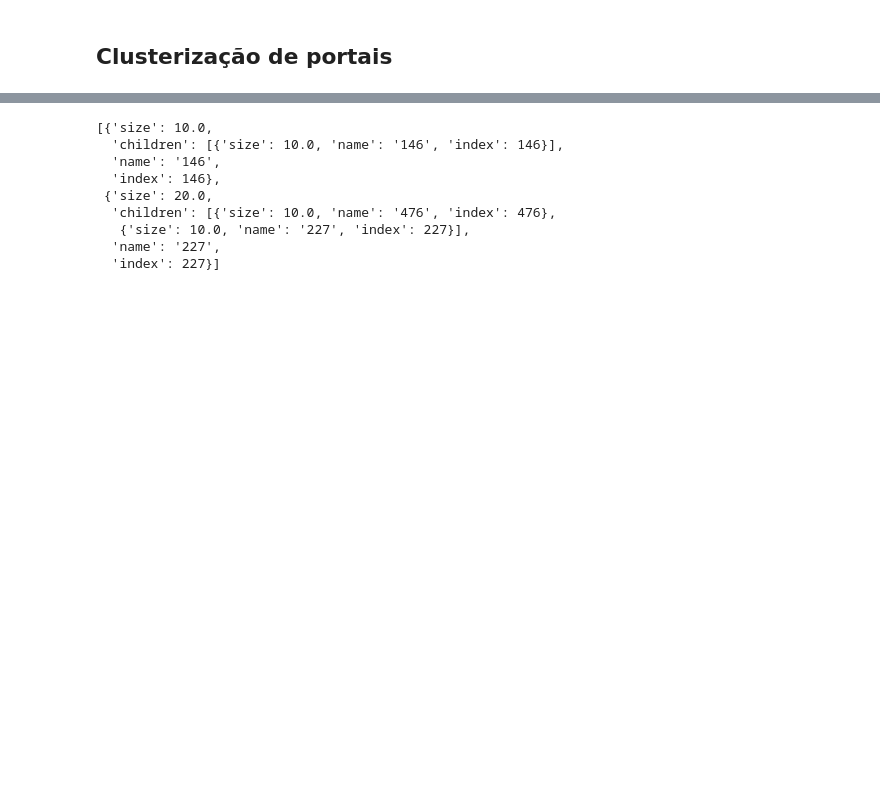
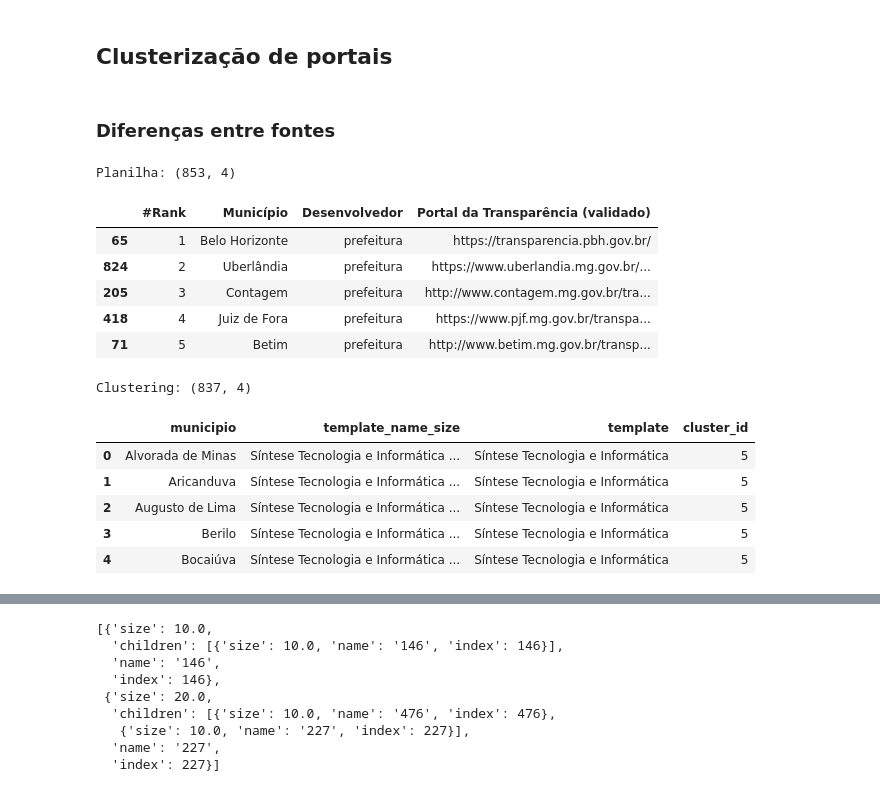
Before and after one commit to MPMG-DCC-UFMG/F01-gerenciamento, a Jupyter notebook: dashboard/Dashboard Tests.ipynb, the cells around one changed output, grey strips where cells are left out. Saved outputs shown, nothing was run; the diff lists cells and outputs as text; code cells hidden in the pictures; blank space fills up the shorter version.

```diff
--- a/dashboard/Dashboard Tests.ipynb
+++ b/dashboard/Dashboard Tests.ipynb
@@ -21,3 +21,33 @@ import figures, main_etl, extract_data, transform_data
 # '#937860', '#da8bc3', '#8c8c8c', '#ccb974', '#64b5cd']
 # %% [markdown]
 ## Clusterização de portais
+# %% [markdown]
+### Diferenças entre fontes
+# %%
+planilha = pd.read_csv('data/Portais x Templates - links_validados.csv',
+                       usecols=['#Rank', 'Município','Desenvolvedor',
+                                'Portal da Transparência (validado)']
+                      ).sort_values('#Rank')
+print('Planilha:', planilha.shape)
+display(planilha.head())
+
+clustering = pd.read_csv('data/municipios_clusters.csv',
+                        usecols=['municipio', 'template_name_size',
+                                 'template', 'cluster_id'])
+print('Clustering:', clustering.shape)
+display(clustering.head())
+# %% [output]
+Planilha: (853, 4)
+|  | #Rank | Município | Desenvolvedor | Portal da Transparência (validado) |
+| 65 | 1 | Belo Horizonte | prefeitura | https://transparencia.pbh.gov.br/ |
+| 824 | 2 | Uberlândia | prefeitura | https://www.uberlandia.mg.gov.br/... |
+| 205 | 3 | Contagem | prefeitura | http://www.contagem.mg.gov.br/tra... |
+| 418 | 4 | Juiz de Fora | prefeitura | https://www.pjf.mg.gov.br/transpa... |
+| 71 | 5 | Betim | prefeitura | http://www.betim.mg.gov.br/transp... |
+Clustering: (837, 4)
+|  | municipio | template_name_size | template | cluster_id |
+| 0 | Alvorada de Minas | Síntese Tecnologia e Informática ... | Síntese Tecnologia e Informática | 5 |
+| 1 | Aricanduva | Síntese Tecnologia e Informática ... | Síntese Tecnologia e Informática | 5 |
+| 2 | Augusto de Lima | Síntese Tecnologia e Informática ... | Síntese Tecnologia e Informática | 5 |
+| 3 | Berilo | Síntese Tecnologia e Informática ... | Síntese Tecnologia e Informática | 5 |
+| 4 | Bocaiúva | Síntese Tecnologia e Informática ... | Síntese Tecnologia e Informática | 5 |
```
Also changed, not shown: parts of 3 cells of this notebook, 11 other files.
